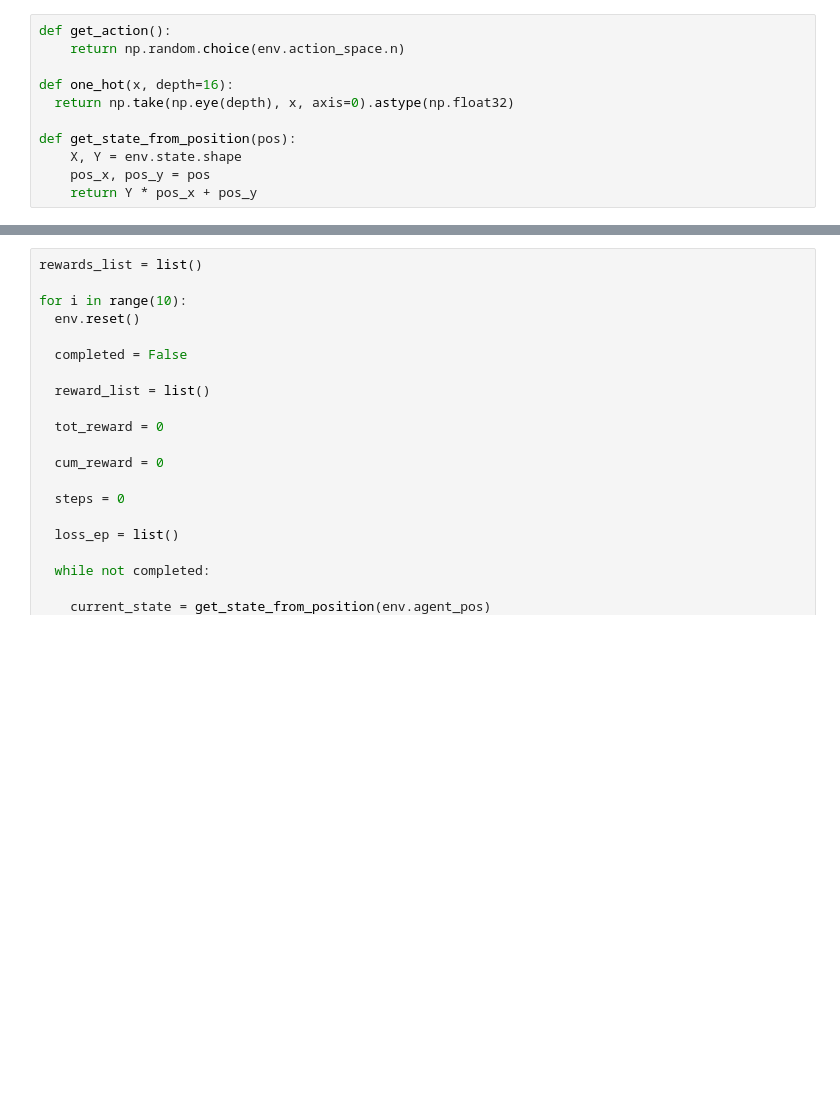
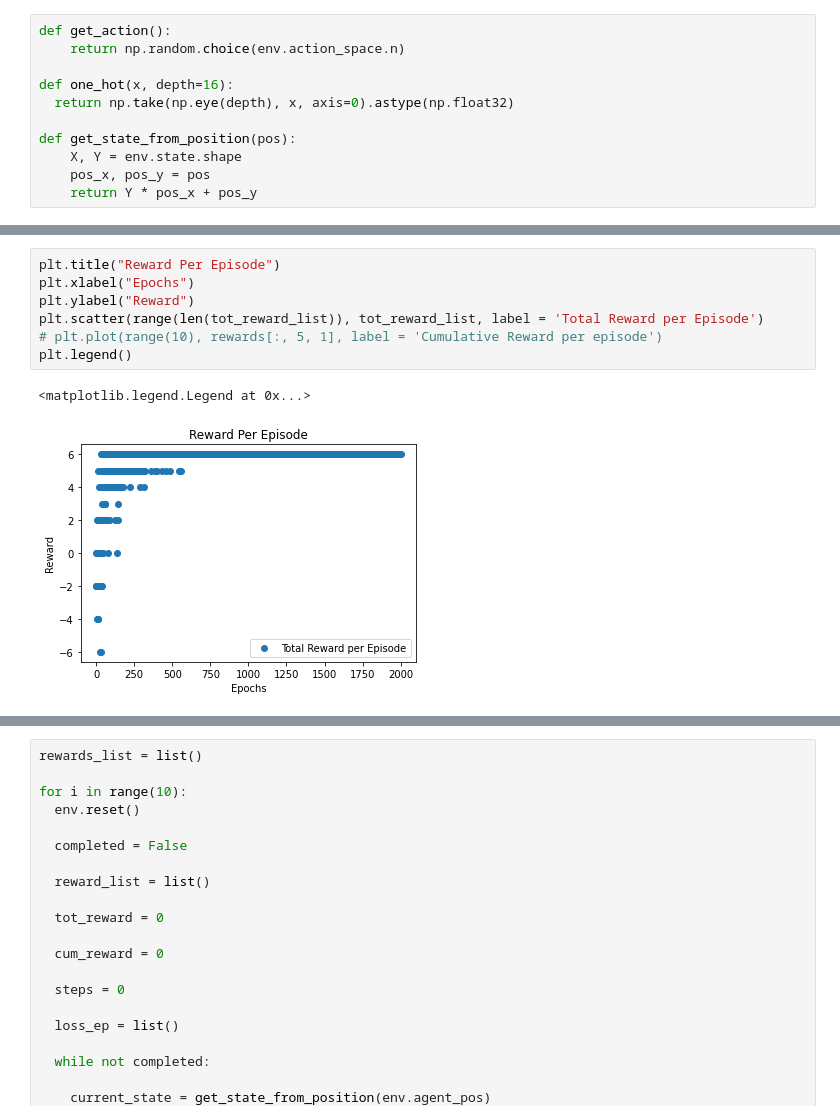
Before and after one commit to hazique/RL-Assignment-2, a Jupyter notebook: RL_Assignment_2.ipynb, the cells around one changed output, grey strips where cells are left out. Drawn from its saved outputs; the diff is of its cells as text; blank space fills up the shorter version.

```diff
--- a/RL_Assignment_2.ipynb
+++ b/RL_Assignment_2.ipynb
@@ -436,0 +447,10 @@ KeyboardInterrupt:
+# %%
+plt.title("Reward Per Episode")
+plt.xlabel("Epochs")
+plt.ylabel("Reward")
+plt.scatter(range(len(tot_reward_list)), tot_reward_list, label = 'Total Reward per Episode')
+# plt.plot(range(10), rewards[:, 5, 1], label = 'Cumulative Reward per episode')
+plt.legend()
+# %% [output]
+<matplotlib.legend.Legend at 0x...>
+[figure, added]
```
Also changed, not shown: parts of 11 cells of this notebook.
